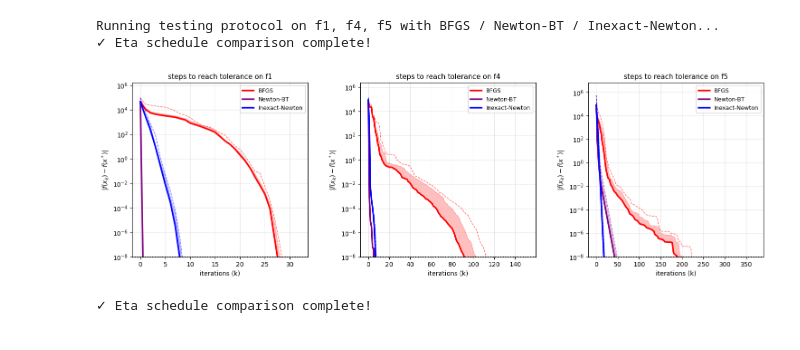
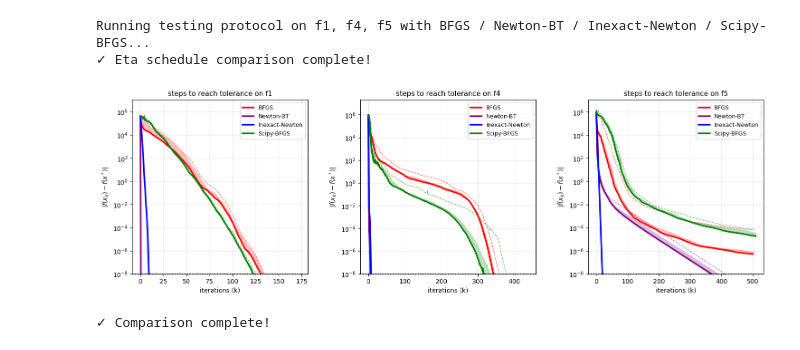
Before and after one commit to rohde01/numerical-optimization, a Jupyter notebook: Handin4/assignment.ipynb, the cells around one changed output. Drawn from its saved outputs; the diff is of its cells as text; code cells hidden in the pictures.

Commit message:
add scipy-BFGS

```diff
--- a/Handin4/assignment.ipynb
+++ b/Handin4/assignment.ipynb
@@ -117,6 +118,23 @@ def bfgs(f, df, Hf, x0, max_iter, epsilon, c1=0.01, c2=0.9):
         xs.append(x.copy())
 
     return np.array(xs), np.array(grad_norms)
+# %%
+def scipy_bfgs(f, df, Hf, x0, max_iterations, epsilon):
+    """
+    Wrapper around scipy.optimize.minimize with method='BFGS'.
+    Hf is accepted but unused, to match the shared optimizer interface.
+    """
+    xs = []
+    grad_norms = []
+
+    def logging_f(x):
+        xs.append(x.copy())
+        grad_norms.append(np.maximum(np.linalg.norm(df(x)), 1e-5 * epsilon))
+        return f(x)
+
+    minimize(logging_f, x0, method="BFGS", jac=df, tol=epsilon,
+             options={'maxiter': max_iterations, 'gtol': epsilon})
+    return np.array(xs), np.array(grad_norms)
 # %%
 def conjugate_gradients(Q, g, epsilon):
     """
@@ -291,28 +309,29 @@ def aggregate_run_statistics(run_results):
 # %%
 # --- function suite: f1, f4, f5 at dimension 200 ---
 function_suite_all = [
-    ("f1", f1, df1, Hf1, 20),
-    ("f4", f4, df4, Hf4, 20),
-    ("f5", f5, df5, Hf5, 20),
+    ("f1", f1, df1, Hf1, 200),
+    ("f4", f4, df4, Hf4, 200),
+    ("f5", f5, df5, Hf5, 200),
 ]
 
 optimizers_test = [
     ("BFGS",            bfgs),
     ("Newton-BT",       newton_backtracking_eigenvalue),
     ("Inexact-Newton",  inexact_newton),
+    ("Scipy-BFGS",      scipy_bfgs),
 ]
 
-print("Running testing protocol on f1, f4, f5 with BFGS / Newton-BT / Inexact-Newton...")
+print("Running testing protocol on f1, f4, f5 with BFGS / Newton-BT / Inexact-Newton / Scipy-BFGS...")
 results_test = run_testing_protocol(
     function_suite_all, optimizers_test,
     n_initial_points=10, max_iter=500, epsilon=1e-8
 )
 print("✓ Eta schedule comparison complete!")
 # %% [output]
-Running testing protocol on f1, f4, f5 with BFGS / Newton-BT / Inexact-Newton...
+Running testing protocol on f1, f4, f5 with BFGS / Newton-BT / Inexact-Newton / Scipy-BFGS...
 ✓ Eta schedule comparison complete!
 # %%
-# Plot comparison: BFGS vs Newton-BT vs Inexact-Newton on f1, f4, f5 (steps only, 1x3)
+# Plot comparison: BFGS vs Newton-BT vs Inexact-Newton vs Scipy-BFGS on f1, f4, f5 (steps only, 1x3)
 fig = plt.figure(figsize=(18, 5))
 gs = fig.add_gridspec(1, 3, hspace=0.3, wspace=0.3)
 
@@ -320,6 +339,7 @@ colors = {
     'BFGS':           'red',
     'Newton-BT':      'purple',
     'Inexact-Newton': 'blue',
+    'Scipy-BFGS':     'green',
 }
 epsilon_plot = 1e-8
 
@@ -327,34 +347,34 @@ axes = [fig.add_subplot(gs[0, i]) for i in range(3)]
 
 for idx, (func_name, _, _, _, _) in enumerate(function_suite_all):
     ax = axes[idx]
 
-    for opt_name in ['BFGS', 'Newton-BT', 'Inexact-Newton']:
+    for opt_name in ['BFGS', 'Newton-BT', 'Inexact-Newton', 'Scipy-BFGS']:
         run_results = results_test[func_name][opt_name]
         if not run_results:
             continue
         stats = aggregate_run_statistics(run_results)
         color = colors[opt_name]
 
         ax.semilogy(stats['steps'], stats['median_steps'],
                     color=color, linewidth=2.5, label=opt_name)
         ax.fill_between(stats['steps'],
                         stats['median_steps'], stats['p75_steps'],
                         color=color, alpha=0.25)
         ax.semilogy(stats['steps'], stats['p99_steps'],
                     color=color, linewidth=1, linestyle='--', alpha=0.6)
 
     ax.axhline(y=epsilon_plot, color='black', linestyle=':', linewidth=1.5)
     ax.set_ylim(bottom=epsilon_plot)
     ax.set_xlabel('iterations (k)', fontsize=10)
     ax.set_ylabel(r'$|f(x_k) - f(x^*)|$', fontsize=10)
     ax.set_title(f'steps to reach tolerance on {func_name}', fontsize=11)
     ax.grid(True, alpha=0.3)
     ax.legend(loc='best', fontsize=9)
 
 plt.tight_layout()
 plt.savefig('bfgs_comparison.png', dpi=150, bbox_inches='tight')
 plt.show()
-print("\n✓ Eta schedule comparison complete!")
+print("\n✓ Comparison complete!")
 # %% [output]
-[figure, old version]
+[figure, new version]
-✓ Eta schedule comparison complete!
+✓ Comparison complete!
```
Also changed, not shown: parts of 1 cell of this notebook.
